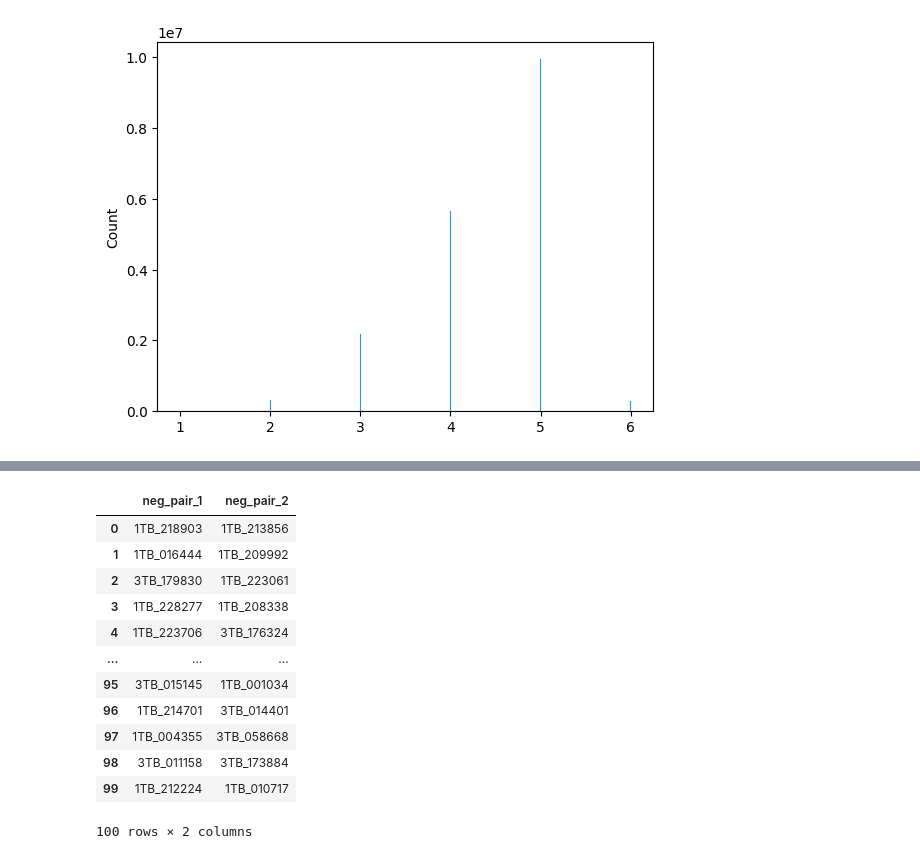
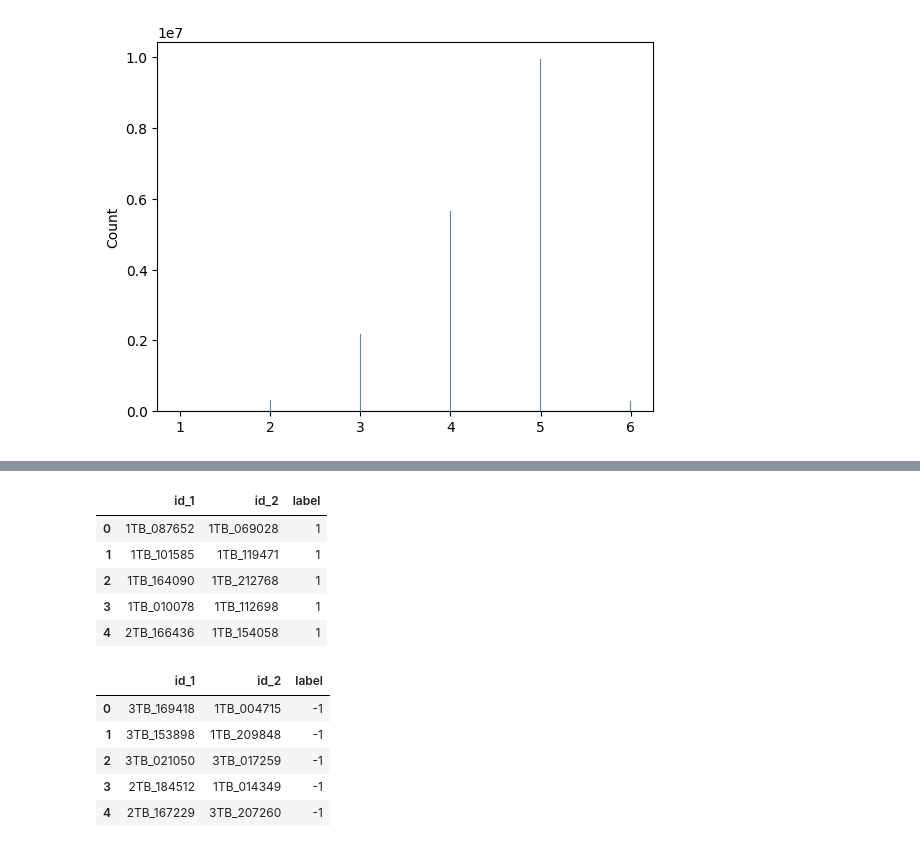
Before and after one commit to HerrLuca99/FLIP2_seq_fun, a Jupyter notebook: flip2_Project/Scripts/4_pos_and_neg_pairs.ipynb, the cells around one changed output, grey strips where cells are left out. Drawn from its saved outputs; the diff is of its cells as text; code cells hidden in the pictures.

```diff
--- a/flip2_Project/Scripts/4_pos_and_neg_pairs.ipynb
+++ b/flip2_Project/Scripts/4_pos_and_neg_pairs.ipynb
@@ -118,4 +158,4 @@ def con_paires(n):
 # %%
-n=100
+n=3000
 # %%
 df_pos_paires = pos_paires(n)
@@ -137,17 +170,21 @@ df_pos_paires
 # %%
-df_neg_paires = neg_paires(n)
-df_neg_paires
+df_pos_paires.insert(2, 'label', 1)
+df_pos_paires.head()
 # %% [output]
-|  | neg_pair_1 | neg_pair_2 |
-| 0 | 1TB_218903 | 1TB_213856 |
-| 1 | 1TB_016444 | 1TB_209992 |
-| 2 | 3TB_179830 | 1TB_223061 |
-| 3 | 1TB_228277 | 1TB_208338 |
-| 4 | 1TB_223706 | 3TB_176324 |
-| ... | ... | ... |
-| 95 | 3TB_015145 | 1TB_001034 |
-| 96 | 1TB_214701 | 3TB_014401 |
-| 97 | 1TB_004355 | 3TB_058668 |
-| 98 | 3TB_011158 | 3TB_173884 |
-| 99 | 1TB_212224 | 1TB_010717 |
+|  | id_1 | id_2 | label |
+| 0 | 1TB_087652 | 1TB_069028 | 1 |
+| 1 | 1TB_101585 | 1TB_119471 | 1 |
+| 2 | 1TB_164090 | 1TB_212768 | 1 |
+| 3 | 1TB_010078 | 1TB_112698 | 1 |
+| 4 | 2TB_166436 | 1TB_154058 | 1 |
-100 rows × 2 columns
+# %%
+df_con_paires = con_paires(n)
+df_con_paires.insert(2, 'label', -1)
+df_con_paires.head()
+# %% [output]
+|  | id_1 | id_2 | label |
+| 0 | 3TB_169418 | 1TB_004715 | -1 |
+| 1 | 3TB_153898 | 1TB_209848 | -1 |
+| 2 | 3TB_021050 | 3TB_017259 | -1 |
+| 3 | 2TB_184512 | 1TB_014349 | -1 |
+| 4 | 2TB_167229 | 3TB_207260 | -1 |
```
Also changed, not shown: parts of 6 cells of this notebook, 6 other files.
